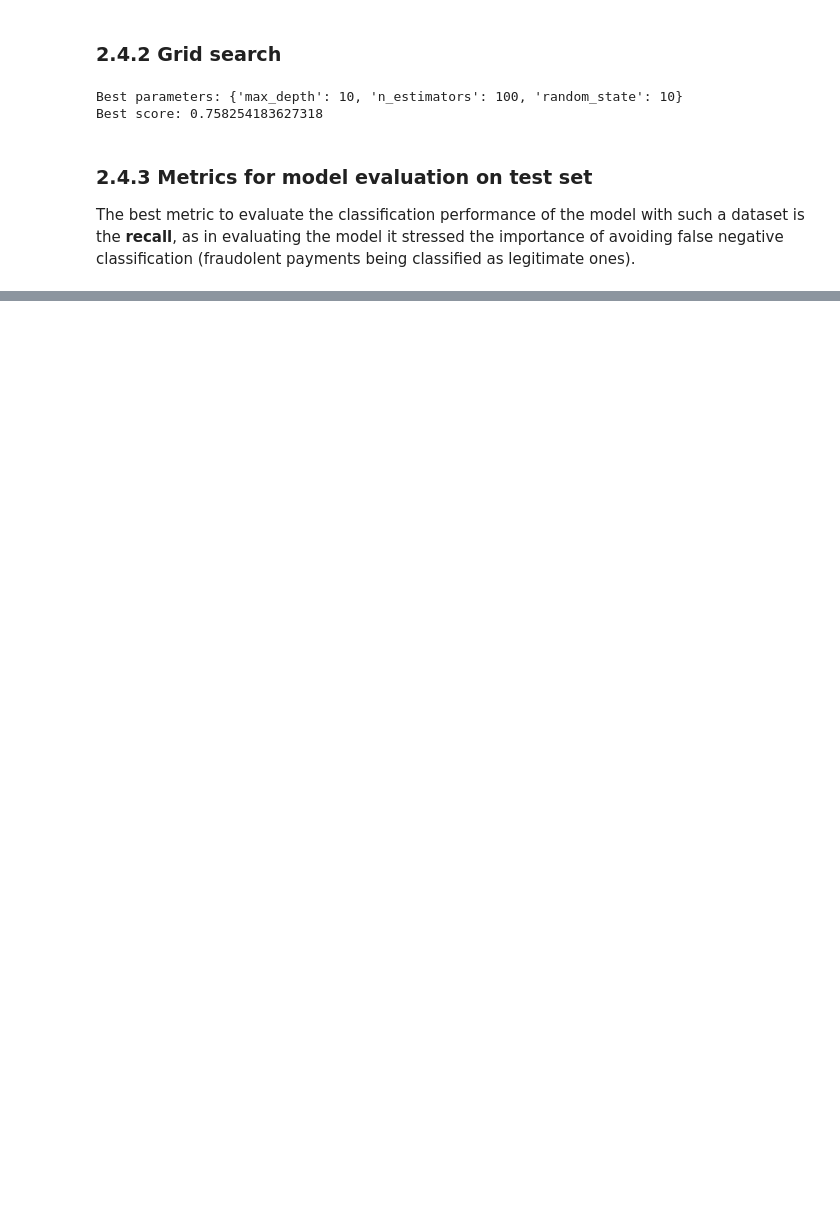
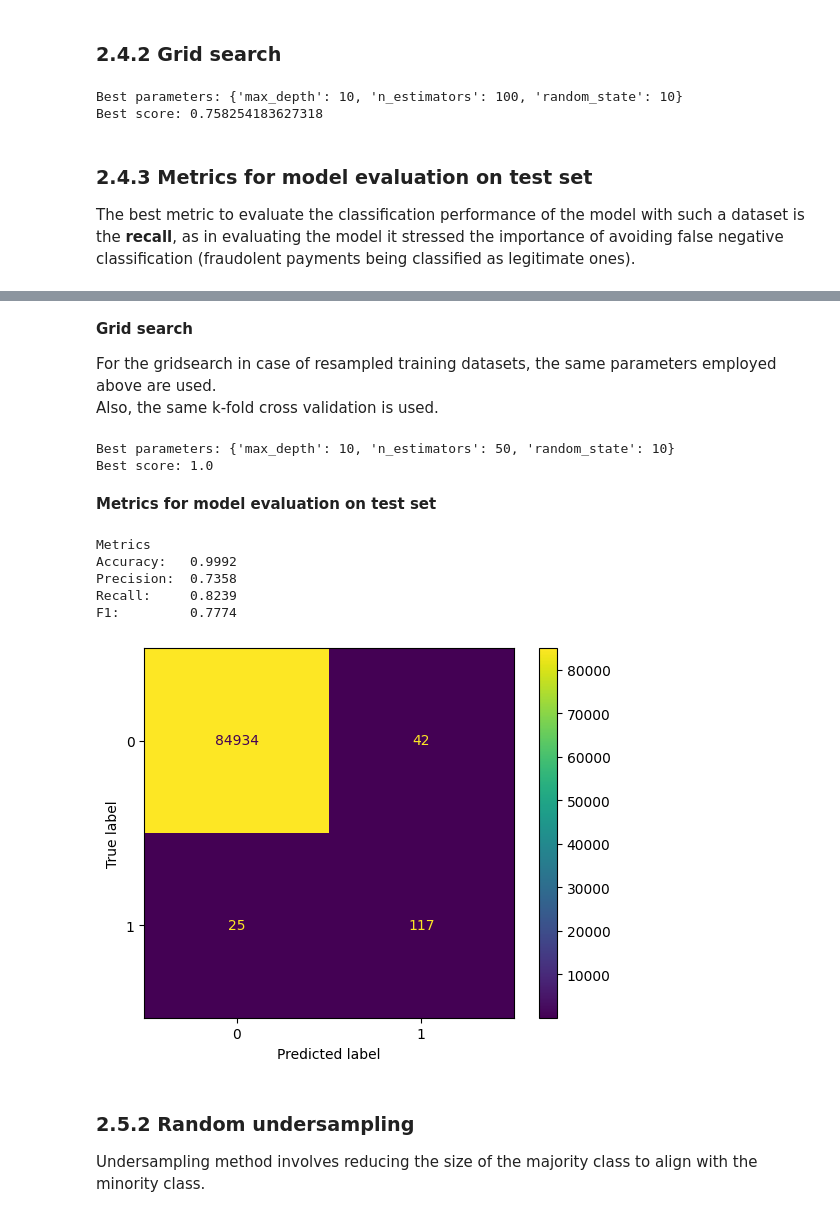
Before and after one commit to dariobrunelli/credit_card_fraud_detection, a Jupyter notebook: fraud_detection.ipynb, the cells around one changed output, grey strips where cells are left out. Cells and saved outputs as stored; diff of their text form; code cells hidden in the pictures; blank space fills up the shorter version.

```diff
--- a/fraud_detection.ipynb
+++ b/fraud_detection.ipynb
@@ -297,0 +352,12 @@ Accuracy:   0.9996
+# %%
+from imblearn.over_sampling import RandomOverSampler
+
+X_train_over, y_train_over =  RandomOverSampler(random_state=10).fit_resample(X_train, y_train)
+
+# Check the number of elements of each class to assess oversampling
+print('Before oversampling')
+print(f"Number of legitimate transactions: {len(y_train.loc[lambda x : x == 0])}")
+print(f"Number of fraudolent transactions: {len(y_train.loc[lambda x : x == 1])}\n")
+print('After oversampling')
+print(f"Number of legitimate transactions: {len(y_train_over.loc[lambda x : x == 0])}")
+print(f"Number of fraudolent transactions: {len(y_train_over.loc[lambda x : x == 1])}")
@@ -297,0 +372,49 @@ Accuracy:   0.9996
+# %% [markdown]
+**Grid search**
+
+For the gridsearch in case of resampled training datasets, the same parameters employed above are used.
+Also, the same k-fold cross validation is used.
+# %%
+# Gridsearch
+RFC_over_grid = GridSearchCV(RFC, param_grid=params, cv=KF, scoring='recall').fit(X_train_over, y_train_over)
+
+print('Best parameters:', RFC_over_grid.best_params_)
+print('Best score:', RFC_over_grid.best_score_)
+# %% [output]
+Best parameters: {'max_depth': 10, 'n_estimators': 50, 'random_state': 10}
+Best score: 1.0
+# %%
+# Model prediction
+y_pred_over = RFC_over_grid.predict(X_test)
+# %% [markdown]
+**Metrics for model evaluation on test set**
+# %%
+# Model evaluation
+conf_matrix_over = confusion_matrix(y_test, y_pred_over, labels=RFC_over_grid.classes_)
+
+Recall_over = recall_score(y_test, y_pred_over)
+Precision_over = precision_score(y_test, y_pred_over)
+F1_over = f1_score(y_test, y_pred_over)
+Accuracy_over = accuracy_score(y_test, y_pred_over)
+
+print('\nMetrics')
+print(f"Accuracy:   {round(Accuracy_over,4)}")
+print(f"Precision:  {round(Precision_over,4)}")
+print(f"Recall:     {round(Recall_over,4)}")
+print(f"F1:         {round(F1_over,4)}\n\n")
+
+
+disp = ConfusionMatrixDisplay(confusion_matrix=conf_matrix_over,  display_labels=RFC_over_grid.classes_)
+disp.plot()
+plt.show()
+# %% [output]
+Metrics
+Accuracy:   0.9992
+Precision:  0.7358
+Recall:     0.8239
+F1:         0.7774
+[figure, added]
+# %% [markdown]
+### 2.5.2 Random undersampling
+
+Undersampling method involves reducing the size of the majority class to align with the minority class.
```
Also changed, not shown: parts of 40 cells of this notebook.
